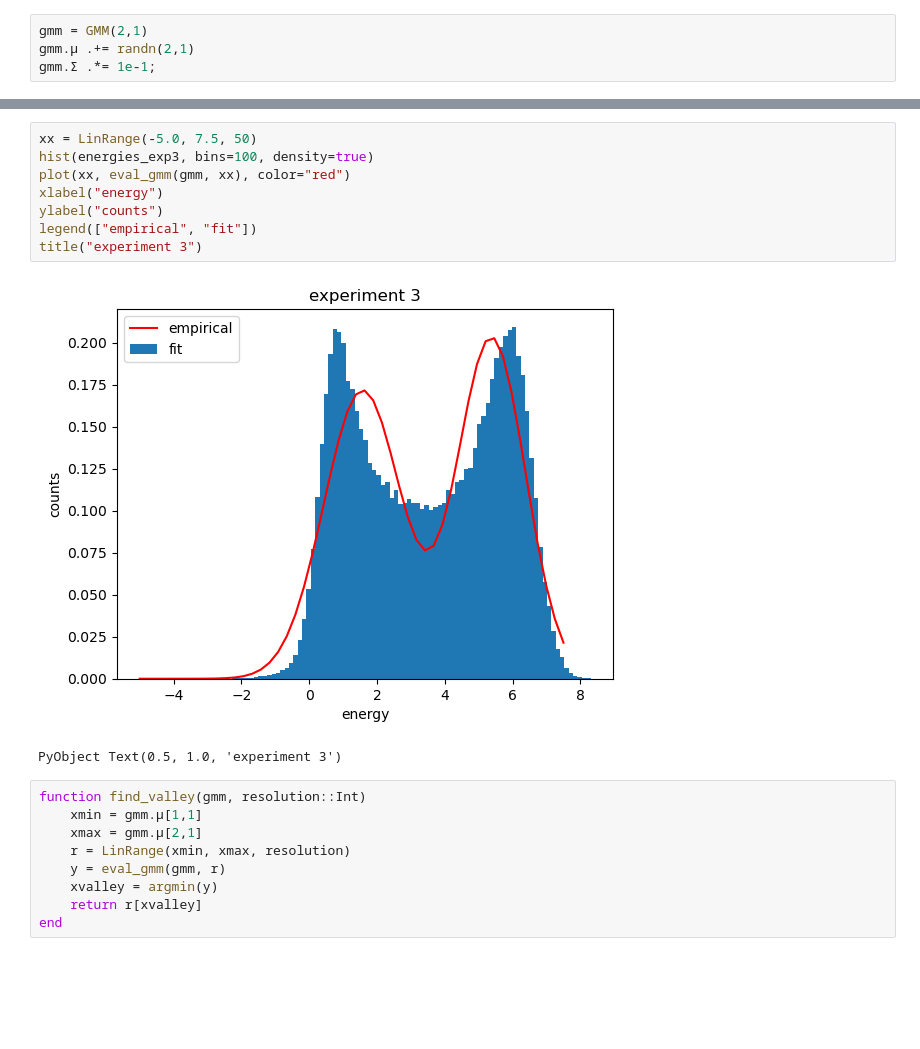
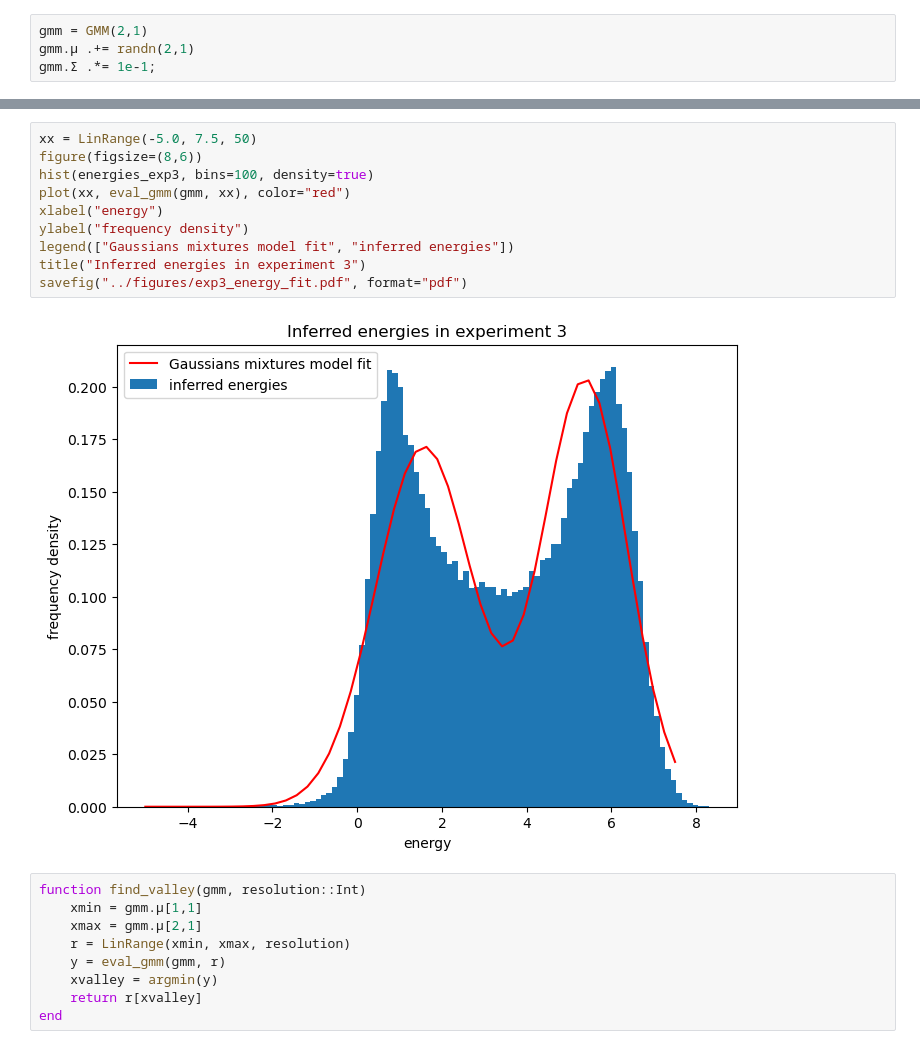
Before and after one commit to matteodeleonardis/unsupervised_aav2, a Jupyter notebook: analysis/experiment2.ipynb, the cells around one changed output, grey strips where cells are left out. Cells and saved outputs as stored; diff of their text form; blank space fills up the shorter version.

```diff
--- a/analysis/experiment2.ipynb
+++ b/analysis/experiment2.ipynb
@@ -405,14 +367,15 @@ em!(gmm, Float64.(reshape(energies_exp3, :, 1)); nIter=120)
 # %%
 xx = LinRange(-5.0, 7.5, 50)
+figure(figsize=(8,6))
 hist(energies_exp3, bins=100, density=true)
 plot(xx, eval_gmm(gmm, xx), color="red")
 xlabel("energy")
-ylabel("counts")
-legend(["empirical", "fit"])
-title("experiment 3")
+ylabel("frequency density")
+legend(["Gaussians mixtures model fit", "inferred energies"])
+title("Inferred energies in experiment 3")
+savefig("../figures/exp3_energy_fit.pdf", format="pdf")
 # %% [output]
-[figure, old version]
+[figure, new version]
-PyObject Text(0.5, 1.0, 'experiment 3')
 # %%
 function find_valley(gmm, resolution::Int)
     xmin = gmm.μ[1,1]
```
Also changed, not shown: parts of 26 cells of this notebook, 4 other files.
